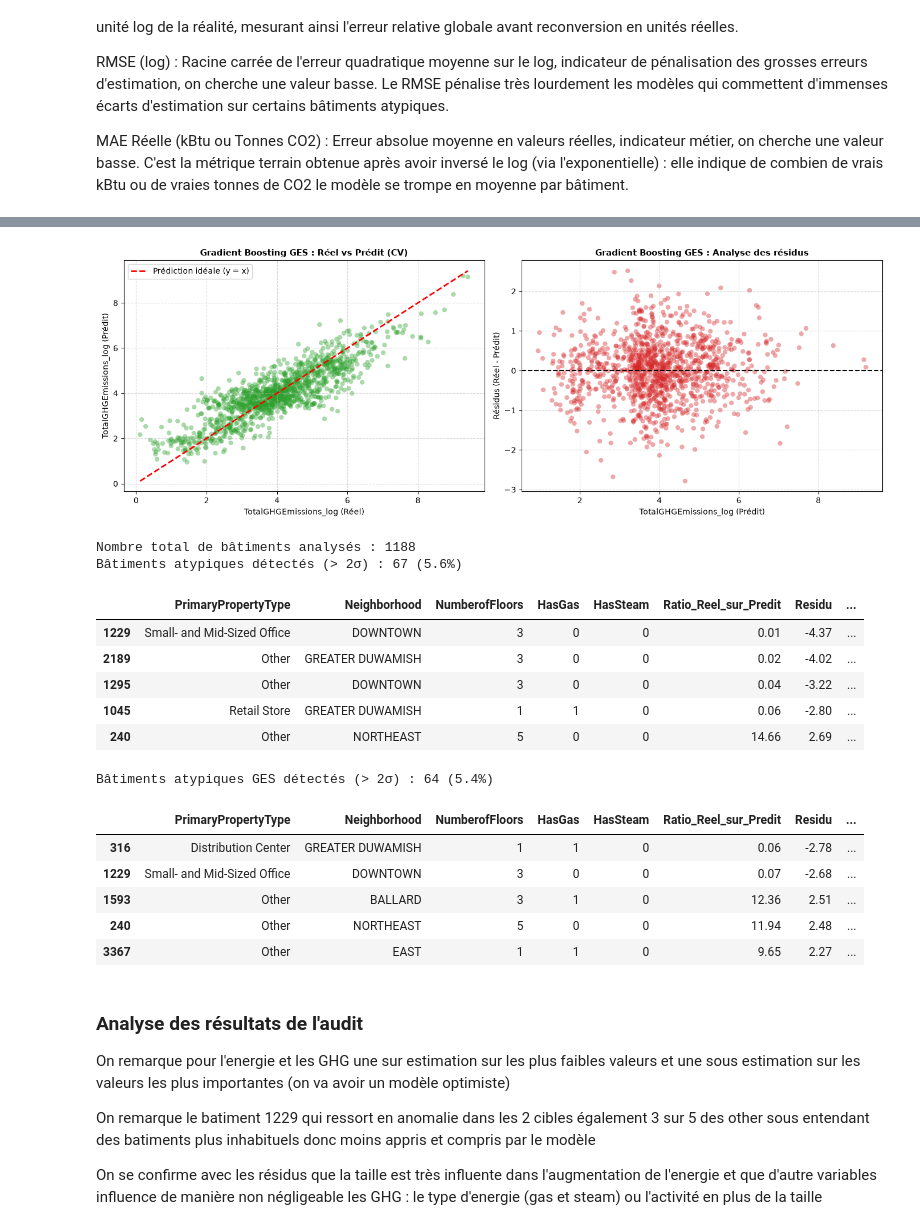
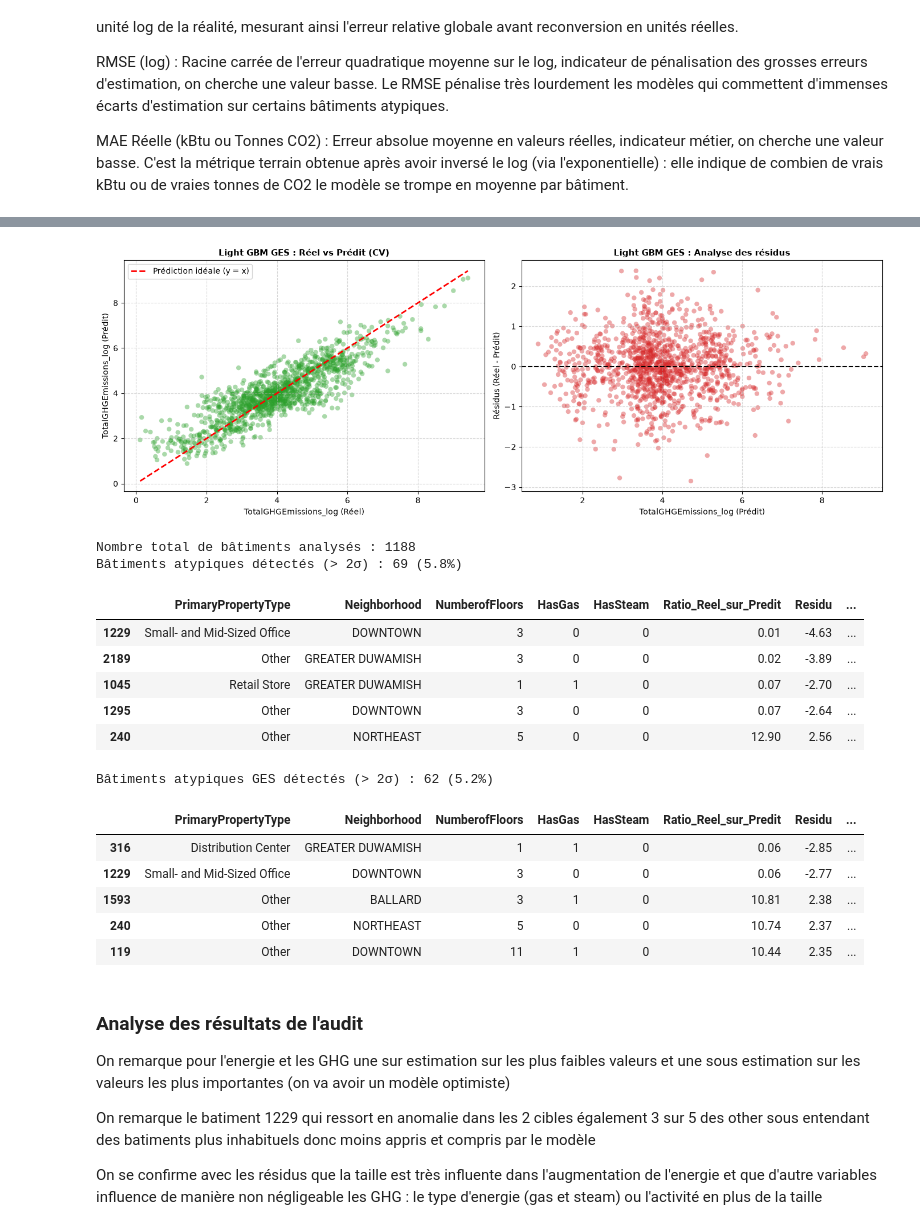
Before and after one commit to Alexis-h2/P3_OC_consommation_batiments_IA, a Jupyter notebook: Hernandez_Alexis_1_notebook_102026.ipynb, the cells around one changed output, grey strips where cells are left out. Cells and saved outputs as stored; diff of their text form; code cells hidden in the pictures.

```diff
--- a/Hernandez_Alexis_1_notebook_102026.ipynb
+++ b/Hernandez_Alexis_1_notebook_102026.ipynb
@@ -1011,70 +1033,64 @@ plt.show()
 # %%
-# Etape 2 bis : Auditer le modèle vainqueur (Gradiant) avec cross_val_predict pour analyser la présence d'erreurs SUR GHG
+# Etape 2 bis : Auditer le modèle vainqueur (Light LGB) avec cross_val_predict pour analyser la présence d'erreurs SUR GHG
 
 # 1. Configuration du modèle vainqueur et de la validation croisée
 cv = KFold(n_splits=5, shuffle=True, random_state=42)
 
-gb_model_ghg = GradientBoostingRegressor(
-    n_estimators=200,
-    learning_rate=0.05,
-    max_depth=3,
-    subsample=0.8,
-    random_state=42
-)
+lgbm_model_ghg = lgb.LGBMRegressor(n_estimators=300, learning_rate=0.035, max_depth=4, subsample=0.75, random_state=42, num_leaves=15, min_child_samples=4, subsample_freq=1, verbose=-1, n_jobs=-1)
 
 # 2. Prédictions out-of-fold sur le Train
-y_pred_cv_gb_ghg = cross_val_predict(gb_model_ghg, df_X_train_final, y_train_ghg, cv=cv, n_jobs=-1)
-residuals_ghg = y_train_ghg - y_pred_cv_gb_ghg
+y_pred_cv_lgbm_ghg = cross_val_predict(lgbm_model_ghg, df_X_train_final, y_train_ghg, cv=cv, n_jobs=-1)
+residuals_ghg = y_train_ghg - y_pred_cv_lgbm_ghg
 
 # 3. Tracé des graphiques de diagnostic
 fig, axes = plt.subplots(1, 2, figsize=(14, 5))
 
 # Graphe 1 : Valeurs réelles vs Prédictions
-axes[0].scatter(y_train_ghg, y_pred_cv_gb_ghg, alpha=0.4, color='#2ca02c', edgecolors='none')
-min_val = min(y_train_ghg.min(), y_pred_cv_gb_ghg.min())
-max_val = max(y_train_ghg.max(), y_pred_cv_gb_ghg.max())
+axes[0].scatter(y_train_ghg, y_pred_cv_lgbm_ghg, alpha=0.4, color='#2ca02c', edgecolors='none')
+min_val = min(y_train_ghg.min(), y_pred_cv_lgbm_ghg.min())
+max_val = max(y_train_ghg.max(), y_pred_cv_lgbm_ghg.max())
 axes[0].plot([min_val, max_val], [min_val, max_val], 'r--', lw=2, label='Prédiction idéale (y = x)')
-axes[0].set_title("Gradient Boosting GES : Réel vs Prédit (CV)", fontsize=11, fontweight='bold')
+axes[0].set_title("Light GBM GES : Réel vs Prédit (CV)", fontsize=11, fontweight='bold')
 axes[0].set_xlabel("TotalGHGEmissions_log (Réel)")
 axes[0].set_ylabel("TotalGHGEmissions_log (Prédit)")
 axes[0].legend()
 axes[0].grid(True, linestyle='--', alpha=0.5)
 
 # Graphe 2 : Analyse des résidus
-axes[1].scatter(y_pred_cv_gb_ghg, residuals_ghg, alpha=0.4, color='#d62728', edgecolors='none')
+axes[1].scatter(y_pred_cv_lgbm_ghg, residuals_ghg, alpha=0.4, color='#d62728', edgecolors='none')
 axes[1].axhline(0, color='black', linestyle='--', lw=1.5)
-axes[1].set_title("Gradient Boosting GES : Analyse des résidus", fontsize=11, fontweight='bold')
+axes[1].set_title("Light GBM GES : Analyse des résidus", fontsize=11, fontweight='bold')
 axes[1].set_xlabel("TotalGHGEmissions_log (Prédit)")
 axes[1].set_ylabel("Résidus (Réel - Prédit)")
 axes[1].grid(True, linestyle='--', alpha=0.5)
 
 plt.tight_layout()
 plt.show()
 # %% [output]
-[figure, old version]
+[figure, new version]
 # %%
 # code pour extraire les bâtiments dont l'erreur absolue dépasse 2 fois les 5% les plus mal prédits et observer leurs caractéristiques
 # SUR ENERGY
 
 # 1. Calcul du seuil statistique d'erreur (2 écarts-types des résidus)
-std_residuals_gb = np.std(residuals_gb)
-outlier_threshold_gb = 2 * std_residuals_gb
+std_residuals_lgbm = np.std(residuals_lgb)
+outlier_threshold_lgbm = 2 * std_residuals_lgbm
 
 # 2. Construction du DataFrame d'audit aligné sur l'index de X_train
-df_audit_gb = X_train.copy()
-df_audit_gb['Reel_log'] = y_train_energy
-df_audit_gb['Predit_log'] = y_pred_cv_gb
-df_audit_gb['Residu'] = residuals_gb
-df_audit_gb['Erreur_Absolue'] = np.abs(residuals_gb)
-df_audit_gb['Ratio_Reel_sur_Predit'] = np.exp(residuals_gb)
+df_audit_lgbm = X_train.copy()
+df_audit_lgbm['Reel_log'] = y_train_energy
+df_audit_lgbm['Predit_log'] = y_pred_cv_lgb
+df_audit_lgbm['Residu'] = residuals_lgb
+df_audit_lgbm['Erreur_Absolue'] = np.abs(residuals_lgb)
+df_audit_lgbm['Ratio_Reel_sur_Predit'] = np.exp(residuals_lgb)
 
 # 3. Filtrage des bâtiments atypiques (> 2 sigmas)
-outliers_gb = df_audit_gb[df_audit_gb['Erreur_Absolue'] > outlier_threshold_gb].sort_values(
+outliers_lgbm = df_audit_lgbm[df_audit_lgbm['Erreur_Absolue'] > outlier_threshold_lgbm].sort_values(
     by='Erreur_Absolue', ascending=False
 )
 
-print(f"Nombre total de bâtiments analysés : {len(df_audit_gb)}")
-print(f"Bâtiments atypiques détectés (> 2σ) : {len(outliers_gb)} ({len(outliers_gb)/len(df_audit_gb)*100:.1f}%)")
+print(f"Nombre total de bâtiments analysés : {len(df_audit_lgbm)}")
+print(f"Bâtiments atypiques détectés (> 2σ) : {len(outliers_lgbm)} ({len(outliers_lgbm)/len(df_audit_lgbm)*100:.1f}%)")
 
 # 4. Sélection dynamique des colonnes informatives présentes
 candidate_cols = [
@@ -1082,19 +1098,19 @@ candidate_cols = [
     'YearBuilt', 'NumberofFloors', 'HasGas', 'HasSteam',
     'Ratio_Reel_sur_Predit', 'Residu', 'Reel_log', 'Predit_log'
 ]
-cols_to_display = [col for col in candidate_cols if col in df_audit_gb.columns]
+cols_to_display = [col for col in candidate_cols if col in df_audit_lgbm.columns]
 
 # Affichage des 5 pires prédictions
-outliers_gb[cols_to_display].head(5).round(2)
+outliers_lgbm[cols_to_display].head(5).round(2)
 # %% [output]
 Nombre total de bâtiments analysés : 1188
-Bâtiments atypiques détectés (> 2σ) : 67 (5.6%)
+Bâtiments atypiques détectés (> 2σ) : 69 (5.8%)
 |  | PrimaryPropertyType | Neighborhood | NumberofFloors | HasGas | HasSteam | Ratio_Reel_sur_Predit | Residu | ... |
-| 1229 | Small- and Mid-Sized Office | DOWNTOWN | 3 | 0 | 0 | 0.01 | -4.37 | ... |
-| 2189 | Other | GREATER DUWAMISH | 3 | 0 | 0 | 0.02 | -4.02 | ... |
-| 1295 | Other | DOWNTOWN | 3 | 0 | 0 | 0.04 | -3.22 | ... |
-| 1045 | Retail Store | GREATER DUWAMISH | 1 | 1 | 0 | 0.06 | -2.80 | ... |
-| 240 | Other | NORTHEAST | 5 | 0 | 0 | 14.66 | 2.69 | ... |
+| 1229 | Small- and Mid-Sized Office | DOWNTOWN | 3 | 0 | 0 | 0.01 | -4.63 | ... |
+| 2189 | Other | GREATER DUWAMISH | 3 | 0 | 0 | 0.02 | -3.89 | ... |
+| 1045 | Retail Store | GREATER DUWAMISH | 1 | 1 | 0 | 0.07 | -2.70 | ... |
+| 1295 | Other | DOWNTOWN | 3 | 0 | 0 | 0.07 | -2.64 | ... |
+| 240 | Other | NORTHEAST | 5 | 0 | 0 | 12.90 | 2.56 | ... |
 # %%
 # code pour extraire les bâtiments dont l'erreur absolue dépasse 2 fois les 5% les plus mal prédits et observer leurs caractéristiques
 # SUR GHG
@@ -1105,7 +1121,7 @@ threshold_ghg = 2 * std_residuals_ghg
 
 df_audit_ghg = X_train.copy()
 df_audit_ghg['Reel_log'] = y_train_ghg
-df_audit_ghg['Predit_log'] = y_pred_cv_gb_ghg
+df_audit_ghg['Predit_log'] = y_pred_cv_lgbm_ghg
 df_audit_ghg['Residu'] = residuals_ghg
 df_audit_ghg['Erreur_Absolue'] = np.abs(residuals_ghg)
 df_audit_ghg['Ratio_Reel_sur_Predit'] = np.exp(residuals_ghg)
@@ -1125,13 +1141,13 @@ cols_to_display = [col for col in candidate_cols if col in df_audit_ghg.columns]
 
 outliers_ghg[cols_to_display].head(5).round(2)
 # %% [output]
-Bâtiments atypiques GES détectés (> 2σ) : 64 (5.4%)
+Bâtiments atypiques GES détectés (> 2σ) : 62 (5.2%)
 |  | PrimaryPropertyType | Neighborhood | NumberofFloors | HasGas | HasSteam | Ratio_Reel_sur_Predit | Residu | ... |
-| 316 | Distribution Center | GREATER DUWAMISH | 1 | 1 | 0 | 0.06 | -2.78 | ... |
-| 1229 | Small- and Mid-Sized Office | DOWNTOWN | 3 | 0 | 0 | 0.07 | -2.68 | ... |
-| 1593 | Other | BALLARD | 3 | 1 | 0 | 12.36 | 2.51 | ... |
-| 240 | Other | NORTHEAST | 5 | 0 | 0 | 11.94 | 2.48 | ... |
-| 3367 | Other | EAST | 1 | 1 | 0 | 9.65 | 2.27 | ... |
+| 316 | Distribution Center | GREATER DUWAMISH | 1 | 1 | 0 | 0.06 | -2.85 | ... |
+| 1229 | Small- and Mid-Sized Office | DOWNTOWN | 3 | 0 | 0 | 0.06 | -2.77 | ... |
+| 1593 | Other | BALLARD | 3 | 1 | 0 | 10.81 | 2.38 | ... |
+| 240 | Other | NORTHEAST | 5 | 0 | 0 | 10.74 | 2.37 | ... |
+| 119 | Other | DOWNTOWN | 11 | 1 | 0 | 10.44 | 2.35 | ... |
 # %% [markdown]
 ### Analyse des résultats de l'audit
 
```
Also changed, not shown: parts of 17 cells of this notebook, 1 other file.
